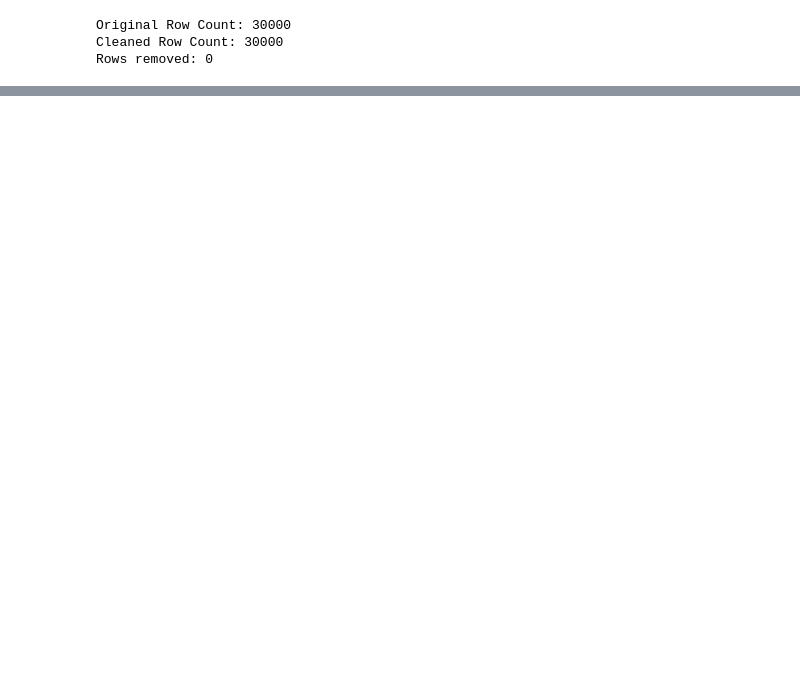
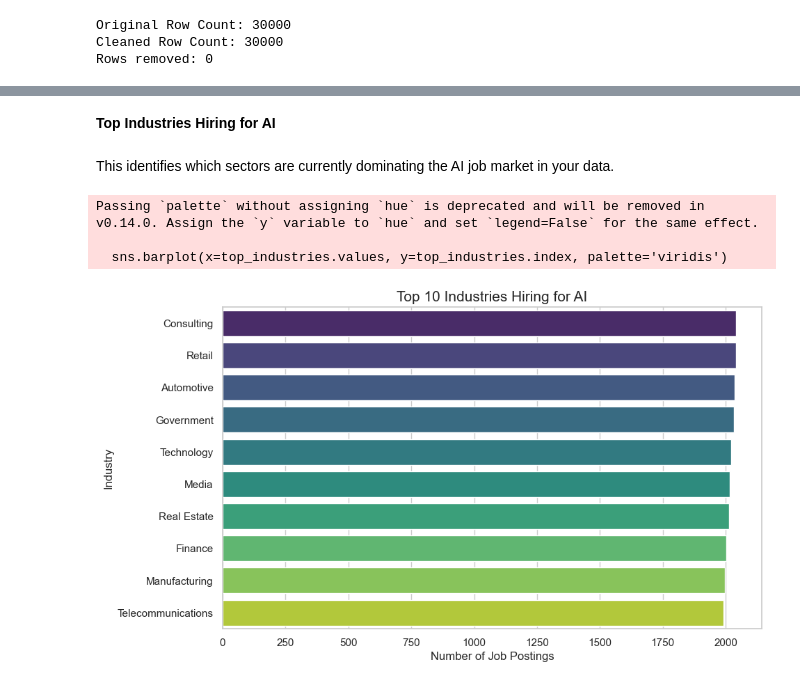
Before and after one commit to Atieng/Global-AI-Job-Market-Intelligence-Report, a Jupyter notebook: index.ipynb, the cells around one changed output, grey strips where cells are left out. Cells and saved outputs as stored; diff of their text form; code cells hidden in the pictures; blank space fills up the shorter version.

```diff
--- a/index.ipynb
+++ b/index.ipynb
@@ -271,0 +317,18 @@ Rows removed: 0
+# %% [markdown]
+**Top Industries Hiring for AI**
+# %% [markdown]
+This identifies which sectors are currently dominating the AI job market in your data.
+# %%
+plt.figure(figsize=(10, 6))
+top_industries = df['industry'].value_counts().head(10)
+
+sns.barplot(x=top_industries.values, y=top_industries.index, palette='viridis')
+plt.title('Top 10 Industries Hiring for AI', fontsize=15)
+plt.xlabel('Number of Job Postings', fontsize=12)
+plt.ylabel('Industry', fontsize=12)
+plt.show()
+# %% [output]
+Passing `palette` without assigning `hue` is deprecated and will be removed in v0.14.0. Assign the `y` variable to `hue` and set `legend=False` for the same effect.
+
+  sns.barplot(x=top_industries.values, y=top_industries.index, palette='viridis')
+[figure, added]
```
Also changed, not shown: parts of 10 cells of this notebook.
